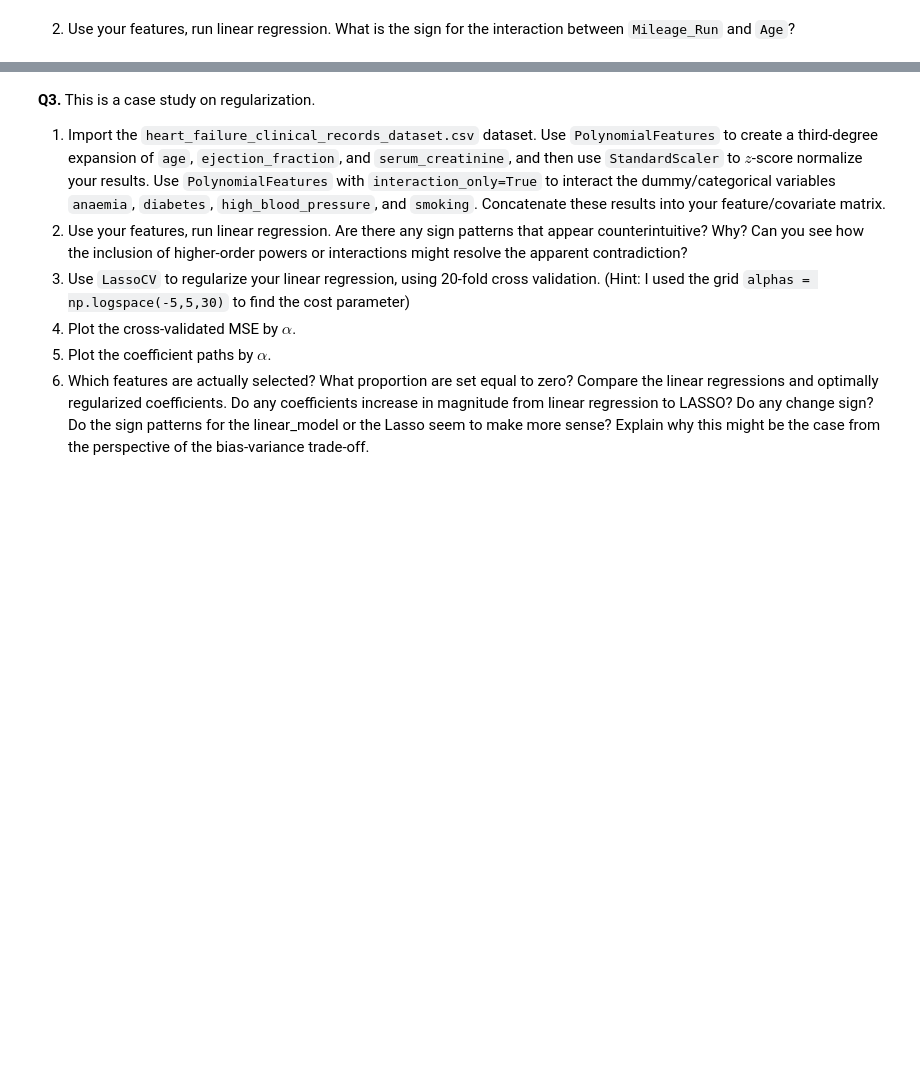
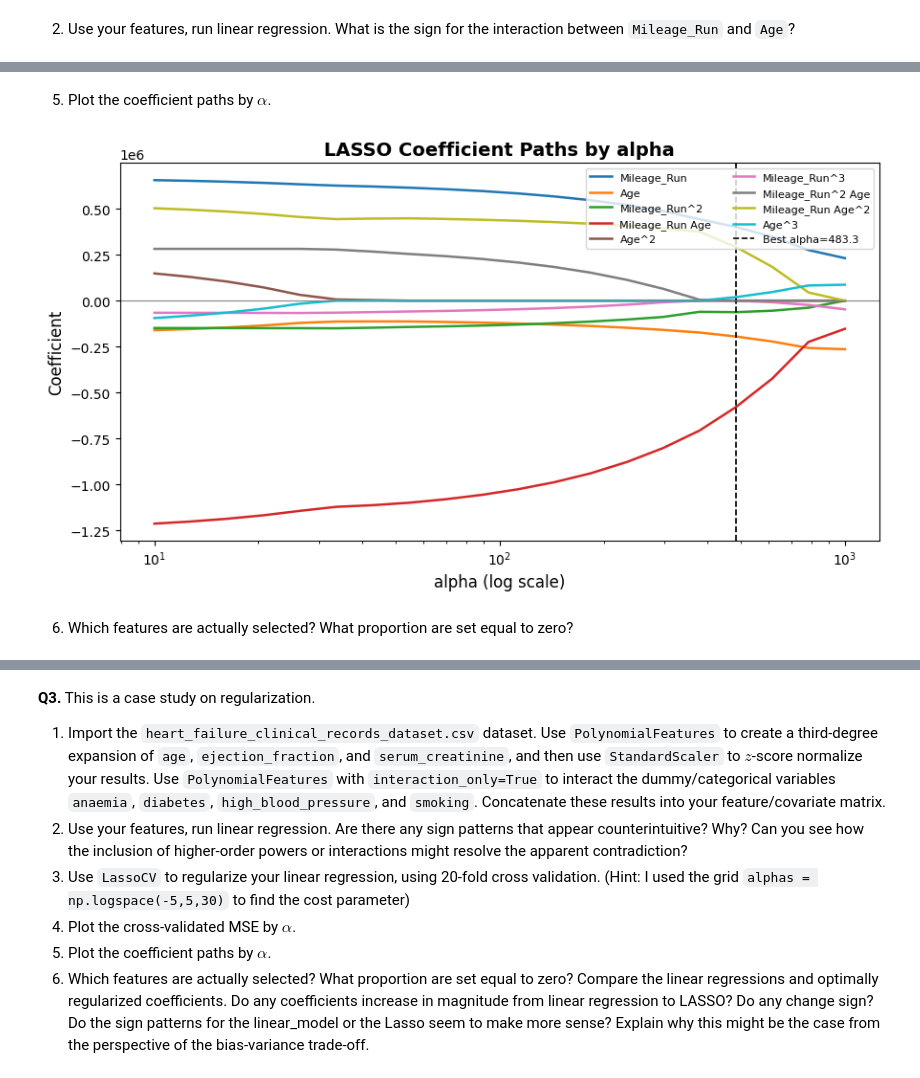
Before and after one commit to natekim416/Wrangling-and-EDA, a Jupyter notebook: 04_assignment_regularization.ipynb, the cells around one changed output, grey strips where cells are left out. Cells and saved outputs as stored; diff of their text form; code cells hidden in the pictures; blank space fills up the shorter version.

```diff
--- a/04_assignment_regularization.ipynb
+++ b/04_assignment_regularization.ipynb
@@ -69,0 +102,27 @@ NameError: name 'LinearRegression' is not defined
+# %% [markdown]
+5. Plot the coefficient paths by $\alpha$.
+# %%
+coef_paths = np.array([
+    Lasso(alpha=a, max_iter=10000).fit(X_scaled, y).coef_
+    for a in alphas
+])
+
+colors = plt.cm.tab10(np.linspace(0, 1, len(feat_names)))
+fig, ax = plt.subplots(figsize=(9, 5))
+for i, name in enumerate(feat_names):
+    ax.plot(alphas, coef_paths[:, i], label=name, color=colors[i], linewidth=1.8)
+ax.axvline(lasso_cv.alpha_, color="black", linestyle="--", linewidth=1.2,
+           label=f"Best alpha={lasso_cv.alpha_:.1f}")
+ax.axhline(0, color="gray", linewidth=0.8)
+ax.set_xscale("log")
+ax.set_xlabel("alpha (log scale)", fontsize=12)
+ax.set_ylabel("Coefficient", fontsize=12)
+ax.set_title("LASSO Coefficient Paths by alpha", fontsize=14, fontweight="bold")
+ax.legend(fontsize=8, loc="upper right", ncol=2)
+plt.tight_layout()
+plt.savefig("coef_paths.png", dpi=150)
+plt.show()
+# %% [output]
+[figure, added]
+# %% [markdown]
+6. Which features are actually selected? What proportion are set equal to zero?
```
Also changed, not shown: parts of 11 cells of this notebook.
